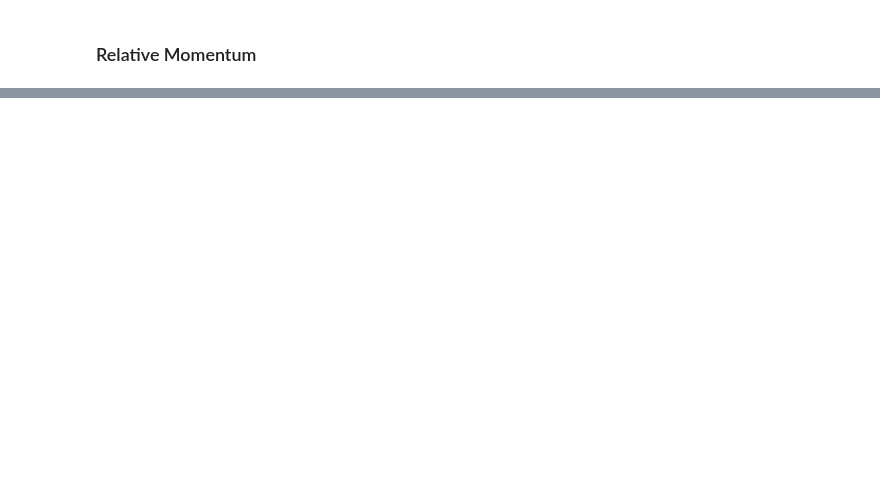
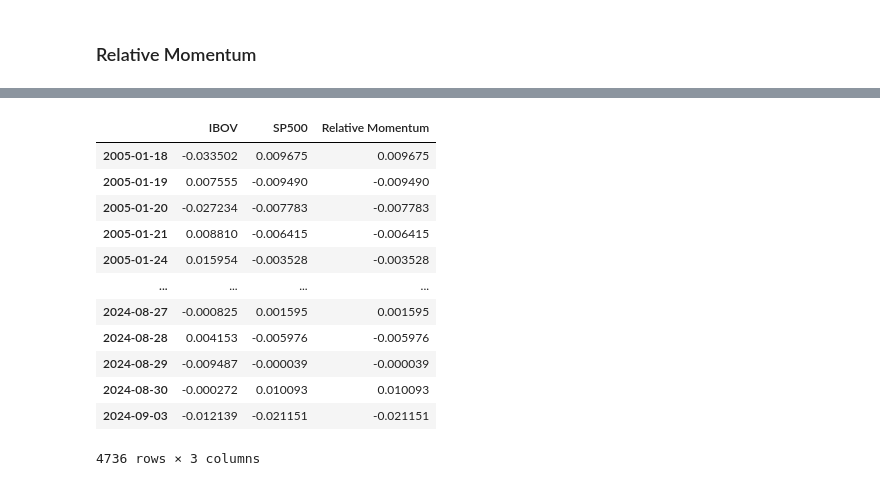
Before and after one commit to ianaraujo/dual-momentum-strategy, a Jupyter notebook: 1_exploratory_analysis.ipynb, the cells around one changed output, grey strips where cells are left out. Cells and saved outputs as stored; diff of their text form; code cells hidden in the pictures; blank space fills up the shorter version.

```diff
--- a/1_exploratory_analysis.ipynb
+++ b/1_exploratory_analysis.ipynb
@@ -373,0 +433,22 @@ plt.show()
+# %%
+relative_momentum = relative_prices.pct_change().dropna()
+relative_momentum = relative_momentum.merge(relative_ytd_returns[['Investment']], left_index=True, right_index=True,  how='right')
+
+relative_momentum['Relative Momentum'] = np.where(relative_momentum['Investment'] == 'IBOV', relative_momentum['IBOV'], relative_momentum['SP500'])
+relative_momentum = relative_momentum.drop(columns=['Investment'])
+
+relative_momentum
+# %% [output]
+|  | IBOV | SP500 | Relative Momentum |
+| 2005-01-18 | -0.033502 | 0.009675 | 0.009675 |
+| 2005-01-19 | 0.007555 | -0.009490 | -0.009490 |
+| 2005-01-20 | -0.027234 | -0.007783 | -0.007783 |
+| 2005-01-21 | 0.008810 | -0.006415 | -0.006415 |
+| 2005-01-24 | 0.015954 | -0.003528 | -0.003528 |
+| ... | ... | ... | ... |
+| 2024-08-27 | -0.000825 | 0.001595 | 0.001595 |
+| 2024-08-28 | 0.004153 | -0.005976 | -0.005976 |
+| 2024-08-29 | -0.009487 | -0.000039 | -0.000039 |
+| 2024-08-30 | -0.000272 | 0.010093 | 0.010093 |
+| 2024-09-03 | -0.012139 | -0.021151 | -0.021151 |
+4736 rows × 3 columns
```
Also changed, not shown: parts of 27 cells of this notebook.
